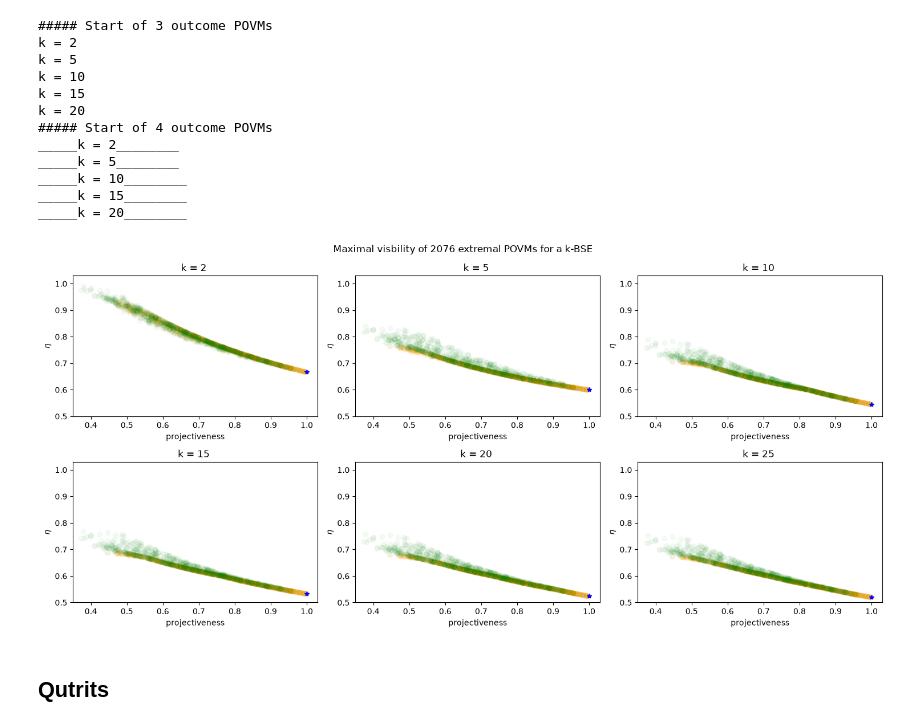
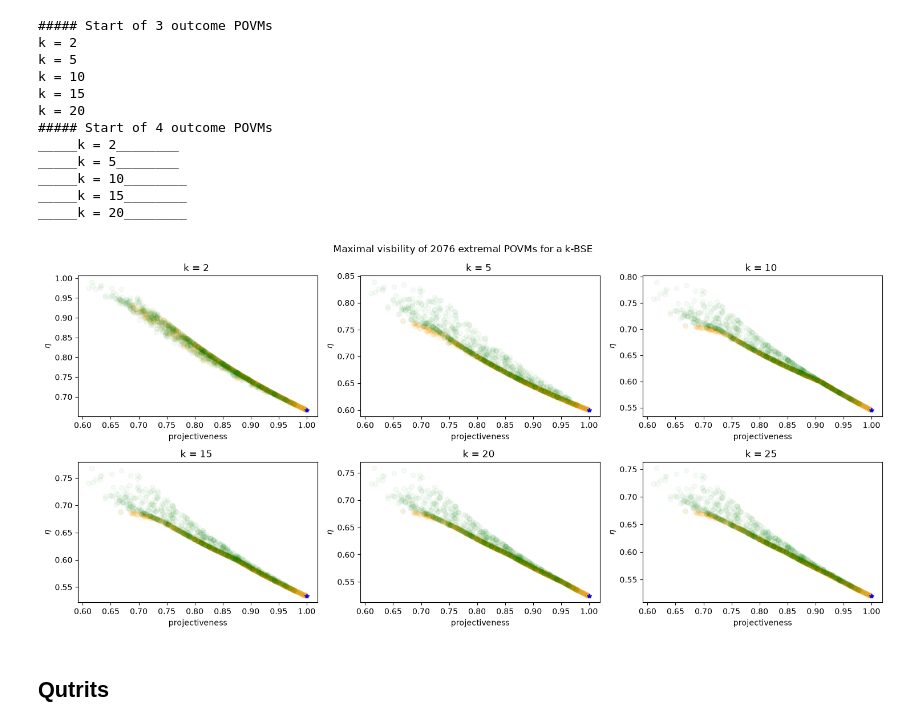
Before and after one commit to JSchuemann-physics/Bose-symmetric-extensions-of-multimeters, a Jupyter notebook: Bose-symmetric extensions.ipynb, the cells around one changed output. Drawn from its saved outputs; the diff is of its cells as text; code cells hidden in the pictures.

Commit message:
created the final notebook for final publication, did lots of plots and calcs (didnt save for a while)

```diff
--- a/Bose-symmetric extensions.ipynb
+++ b/Bose-symmetric extensions.ipynb
@@ -819,7 +825,7 @@ np.save(path + date + f"outcomes_list(d={d}, k={k}, samples = {samples}, oDim =
 # %%
 #load data
 
-date = "09-25_12-02-40" + "_"
+date = "10-06_12-23-41" + "_"
 path = NOTEBOOK_PATH + "/data/random_extremals/"
 
 eta_array = np.load(path + date + f"eta_array_(d={d}, k={k}, samples = {samples}, oDim = {oDim})" + ".npy")
@@ -891,10 +896,0 @@ plt.plot(eta_array, "o")
-# %%
-miracle_POVM = POVMs[4]
-eta_miracle = eta_array[4]
-
-print(eta_miracle)
-print(eta_array[0])
-
-print(miracle_POVM)
-for p in miracle_POVM:
-    print(np.trace(p@p))
@@ -915,3 +896,0 @@ for p in miracle_POVM:
-# %%
-for p in POVMs:
-    print(len(p))
@@ -1404,7 +1394,7 @@ t_matrix_4outc = np.load(path + date + "t_matrix_4outc" + ".npy")
 # %%
 #calc PVMness
 #3outcome
-POVM_ranking = projectiveness
+POVM_ranking = projectiveness_stochastic
 POVMs_3outc_ranks = []
 
 for p in POVMs_3outc:
@@ -1429,35 +1419,35 @@ axs = axs.reshape(-1)
 #add the calculation we did earlier
 eta_matrix_3outc = np.vstack((eta_matrix_3outc, eta_array_3outc))
 t_matrix_3outc = np.vstack((t_matrix_3outc, t_array_3outc))
 
 eta_matrix_4outc = np.vstack((eta_matrix_4outc, eta_array_4outc))
 t_matrix_4outc = np.vstack((t_matrix_4outc, t_array_4outc))
 
 k_array = np.array([2, 5, 10, 15, 20, 25]) #added the 25
 
 
 #plot the new data
 for k_index, k in enumerate(k_array):
     cur_ax = axs[k_index]
 
     cur_ax.scatter(POVMs_3outc_ranks, eta_matrix_3outc[k_index], color = "orange", alpha = 0.04)
     cur_ax.scatter(POVMs_4outc_ranks, eta_matrix_4outc[k_index], color = "green", alpha = 0.04)
     cur_ax.plot(POVMs_4outc_ranks[0], eta_matrix_4outc[k_index][0], "*", color = "b")
 
     cur_ax.set_title(f"k = {k} ")
     cur_ax.set_xlabel("projectiveness")
     cur_ax.set_ylabel(r"$\eta$")
 
-    cur_ax.set_xlim(0.35, 1.03)
-    cur_ax.set_ylim(0.5, 1.03)
+    #cur_ax.set_xlim(0.35, 1.03)
+    #cur_ax.set_ylim(0.5, 1.03)
 
 
 
 #figure options
 fig.suptitle(f"Maximal visbility of {len(POVMs_3outc) + len(POVMs_4outc) - 1} extremal POVMs for a k-BSE") #-1 because theres a PVM in each set
 fig.tight_layout()
 plt.show()
 # %% [output]
-[figure, old version]
+[figure, new version]
 # %% [markdown]
 ## Qutrits
```
Also changed, not shown: parts of 51 cells of this notebook, 49 other files.
